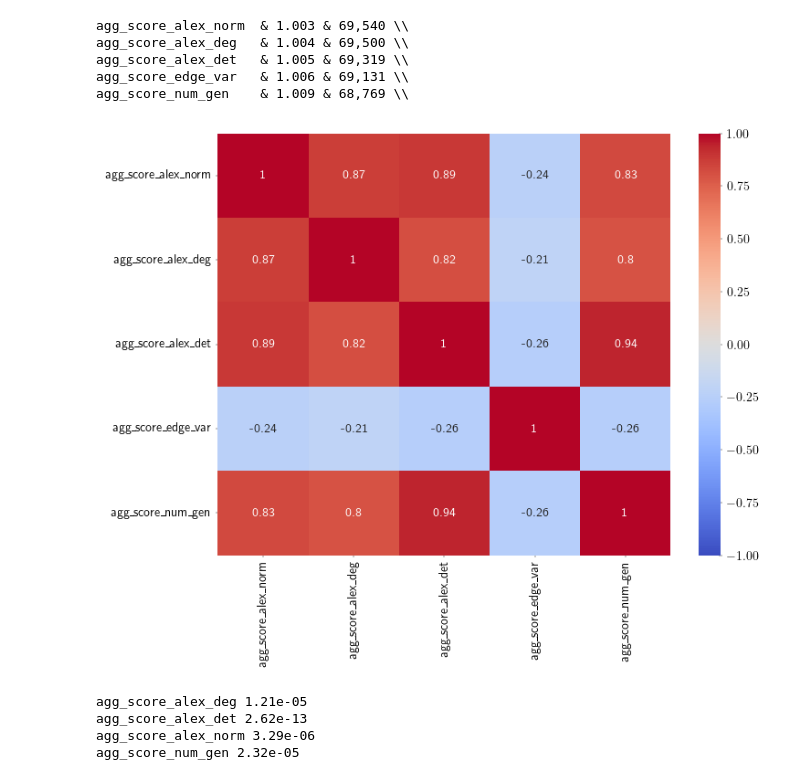
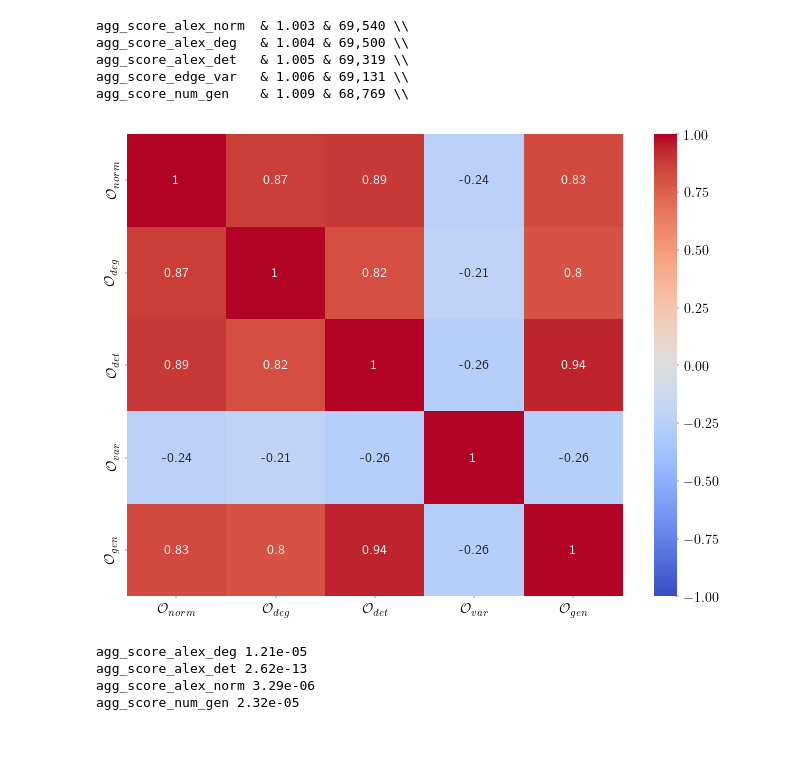
Before and after one commit to dbruwel/pachner-graph-triangulations, a Jupyter notebook: experiments/notebooks/02_analyse_mcmc.ipynb, the cells around one changed output. Cells and saved outputs as stored; diff of their text form; code cells hidden in the pictures; blank space fills up the shorter version.

Commit message:
updated heatmap for latex labels

```diff
--- a/experiments/notebooks/02_analyse_mcmc.ipynb
+++ b/experiments/notebooks/02_analyse_mcmc.ipynb
@@ -42,21 +42,25 @@ for metric in metrics:
 import seaborn as sns
 # %%
 corr = pd.DataFrame(res).corr()
+
+corr.columns = [r'$\mathcal{O}_{norm}$', r'$\mathcal{O}_{deg}$', r'$\mathcal{O}_{det}$', r'$\mathcal{O}_{var}$', r'$\mathcal{O}_{gen}$']
+corr.index = [r'$\mathcal{O}_{norm}$', r'$\mathcal{O}_{deg}$', r'$\mathcal{O}_{det}$', r'$\mathcal{O}_{var}$', r'$\mathcal{O}_{gen}$']
+
 plt.figure(figsize=(8, 6))
 sns.heatmap(
     corr,
     annot=True,
     cmap="coolwarm",
     vmin=-1,  # Set the minimum of the color bar to -1
     vmax=1,
 )
 
 
 plt.savefig(data_path.parent / 'thesis' / 'figures' / 'obj_correlation.pdf', bbox_inches="tight")
 
 plt.show()
 # %% [output]
-[figure, old version]
+[figure, new version]
 # %%
 def fit_alpha(all_data, x_min):
     data = all_data[all_data >= x_min]
```
Also changed, not shown: 1 other file.
